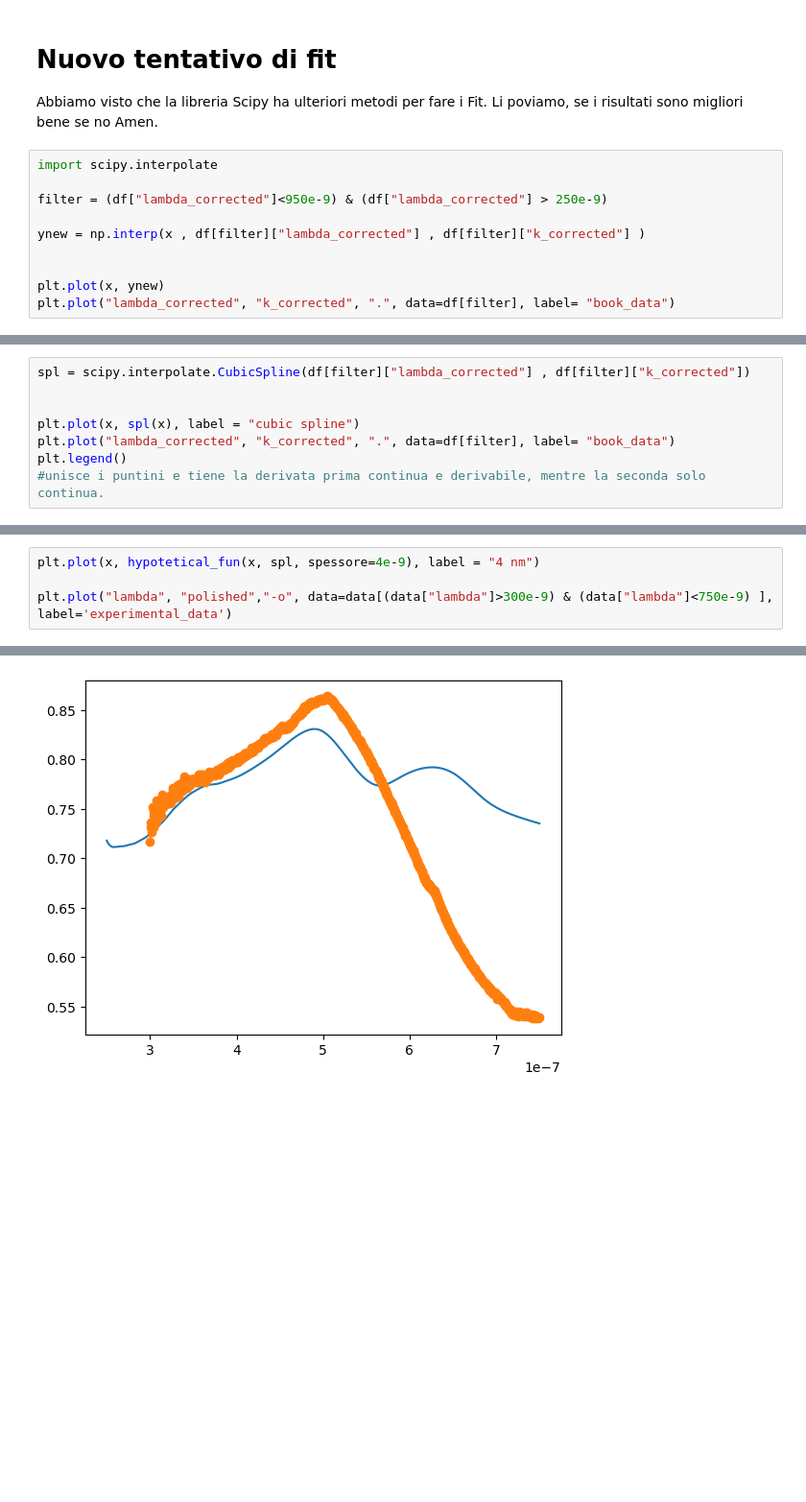
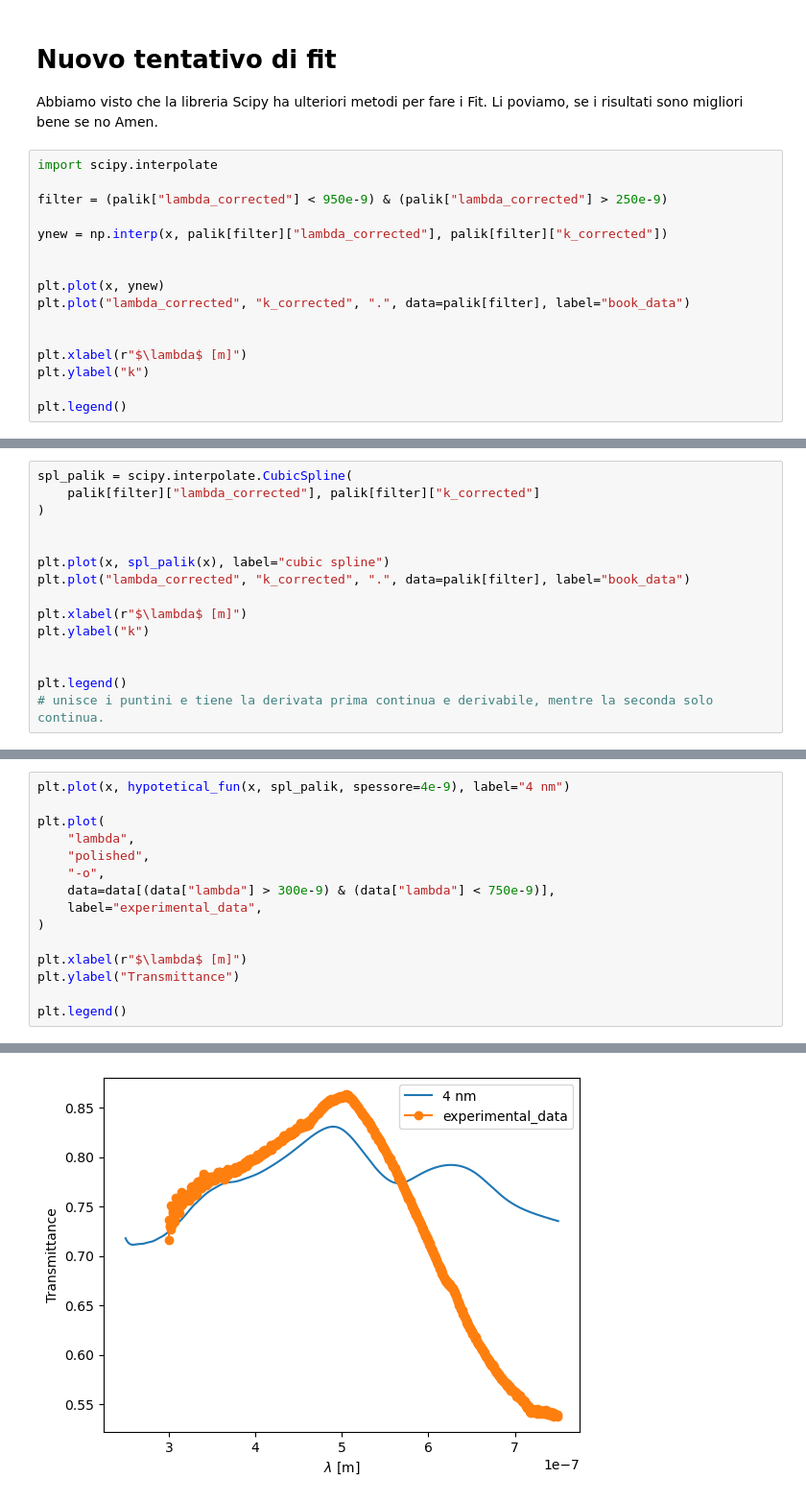
Before and after one commit to RandDouble/lab_mat, a Jupyter notebook: fit_lab.ipynb, the cells around one changed output, grey strips where cells are left out. Shown at 96% size. Drawn from its saved outputs; the diff is of its cells as text; blank space fills up the shorter version.

```diff
--- a/fit_lab.ipynb
+++ b/fit_lab.ipynb
@@ -129,11 +155,17 @@ Abbiamo visto che la libreria Scipy ha ulteriori metodi per fare i Fit. Li povia
 # %%
 import scipy.interpolate
 
-filter = (df["lambda_corrected"]<950e-9) & (df["lambda_corrected"] > 250e-9)
+filter = (palik["lambda_corrected"] < 950e-9) & (palik["lambda_corrected"] > 250e-9)
 
-ynew = np.interp(x , df[filter]["lambda_corrected"] , df[filter]["k_corrected"] )
+ynew = np.interp(x, palik[filter]["lambda_corrected"], palik[filter]["k_corrected"])
 
 
 plt.plot(x, ynew)
-plt.plot("lambda_corrected", "k_corrected", ".", data=df[filter], label= "book_data")
+plt.plot("lambda_corrected", "k_corrected", ".", data=palik[filter], label="book_data")
+
+
+plt.xlabel(r"$\lambda$ [m]")
+plt.ylabel("k")
+
+plt.legend()
 # %% [output]
@@ -149,10 +192,17 @@ plt.plot("lambda", "polished","-o", data=data[(data["lambda"]>300e-9) & (data["l
 # %%
-spl = scipy.interpolate.CubicSpline(df[filter]["lambda_corrected"] , df[filter]["k_corrected"])
+spl_palik = scipy.interpolate.CubicSpline(
+    palik[filter]["lambda_corrected"], palik[filter]["k_corrected"]
+)
 
 
-plt.plot(x, spl(x), label = "cubic spline")
-plt.plot("lambda_corrected", "k_corrected", ".", data=df[filter], label= "book_data")
+plt.plot(x, spl_palik(x), label="cubic spline")
+plt.plot("lambda_corrected", "k_corrected", ".", data=palik[filter], label="book_data")
+
+plt.xlabel(r"$\lambda$ [m]")
+plt.ylabel("k")
+
+
 plt.legend()
-#unisce i puntini e tiene la derivata prima continua e derivabile, mentre la seconda solo continua.
+# unisce i puntini e tiene la derivata prima continua e derivabile, mentre la seconda solo continua.
 # %% [output]
 <matplotlib.legend.Legend at 0x...>
@@ -160,5 +210,16 @@ plt.legend()
 # %%
-plt.plot(x, hypotetical_fun(x, spl, spessore=4e-9), label = "4 nm")
+plt.plot(x, hypotetical_fun(x, spl_palik, spessore=4e-9), label="4 nm")
 
-plt.plot("lambda", "polished","-o", data=data[(data["lambda"]>300e-9) & (data["lambda"]<750e-9) ], label='experimental_data')
+plt.plot(
+    "lambda",
+    "polished",
+    "-o",
+    data=data[(data["lambda"] > 300e-9) & (data["lambda"] < 750e-9)],
+    label="experimental_data",
+)
+
+plt.xlabel(r"$\lambda$ [m]")
+plt.ylabel("Transmittance")
+
+plt.legend()
 # %% [output]
@@ -166,4 +227,4 @@ plt.plot("lambda", "polished","-o", data=data[(data["lambda"]>300e-9) & (data["l
-[figure, old version]
+[figure, new version]
 # %%
 # qui usiamo le misure del 2-5 con oro di spessore compreso fra 50 e 120 nm
 # i k trovati nel libro variano da 10 a 25 nm, quindi questo fit preso con l'oro non nanometrico non va bene
```
Also changed, not shown: parts of 20 cells of this notebook, 3 other files.
